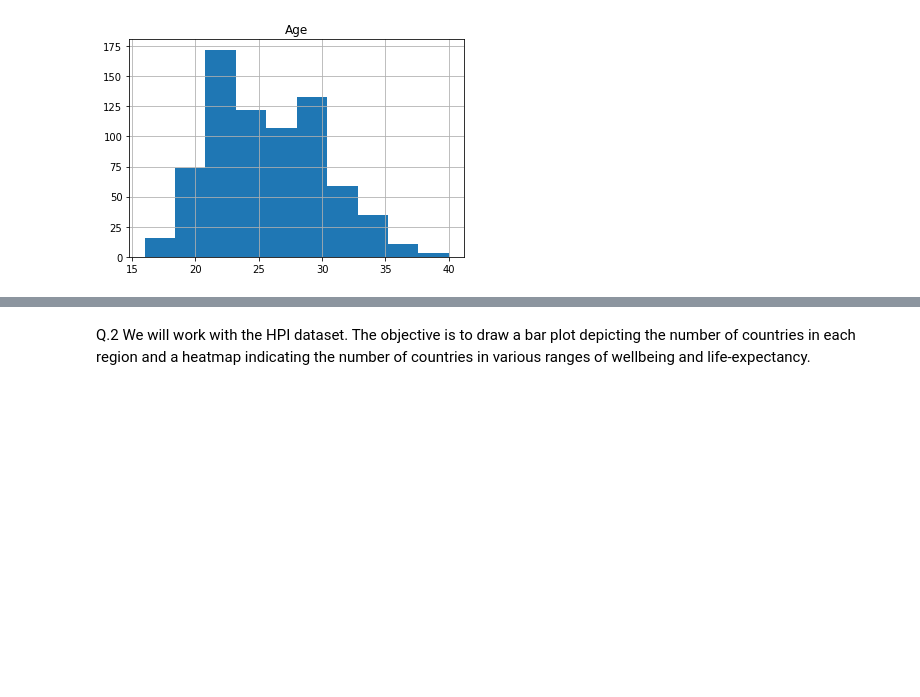
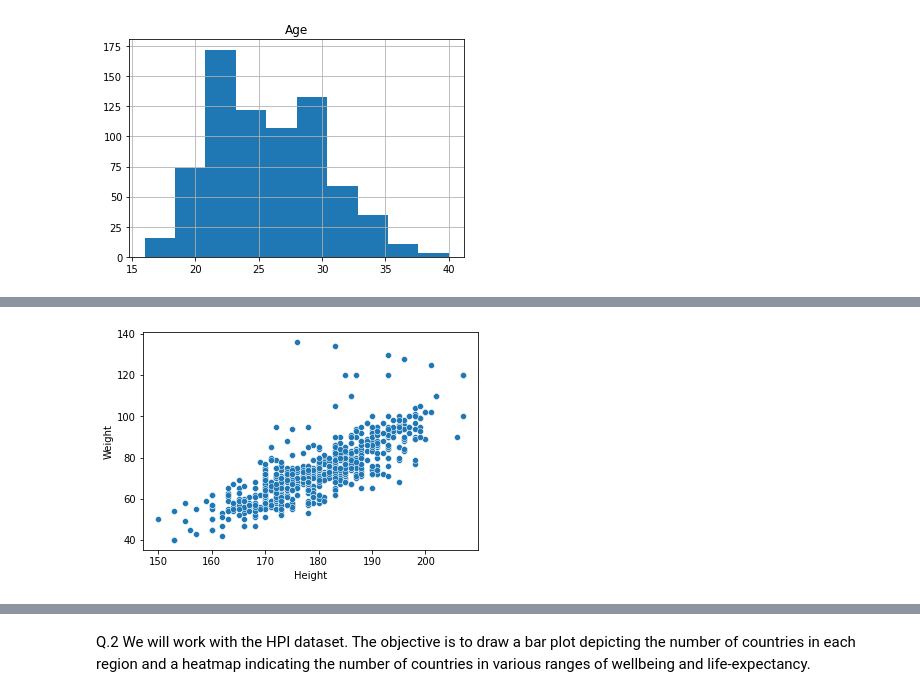
Before and after one commit to RealDogDad/exoplanetary-extrapolation, a Jupyter notebook: assignments/assignment-5a.ipynb, the cells around one changed output, grey strips where cells are left out. Cells and saved outputs as stored; diff of their text form; code cells hidden in the pictures; blank space fills up the shorter version.

```diff
--- a/assignments/assignment-5a.ipynb
+++ b/assignments/assignment-5a.ipynb
@@ -112,4 +114,8 @@ axs.bar(medals_by_country['NOC'],medals_by_country['Medal'])
 # %%
 #Q.1.h Create a scatter plot with x=height and y=weight.
+height_by_weight = top_five[['Weight','Height']]
+ax = sns.scatterplot(x='Height', y='Weight', data=height_by_weight)
+# %% [output]
+[figure, added]
 # %%
 #Q.1.i Create a joint plot with x=height and y=weight.
```
Also changed, not shown: parts of 8 cells of this notebook.
